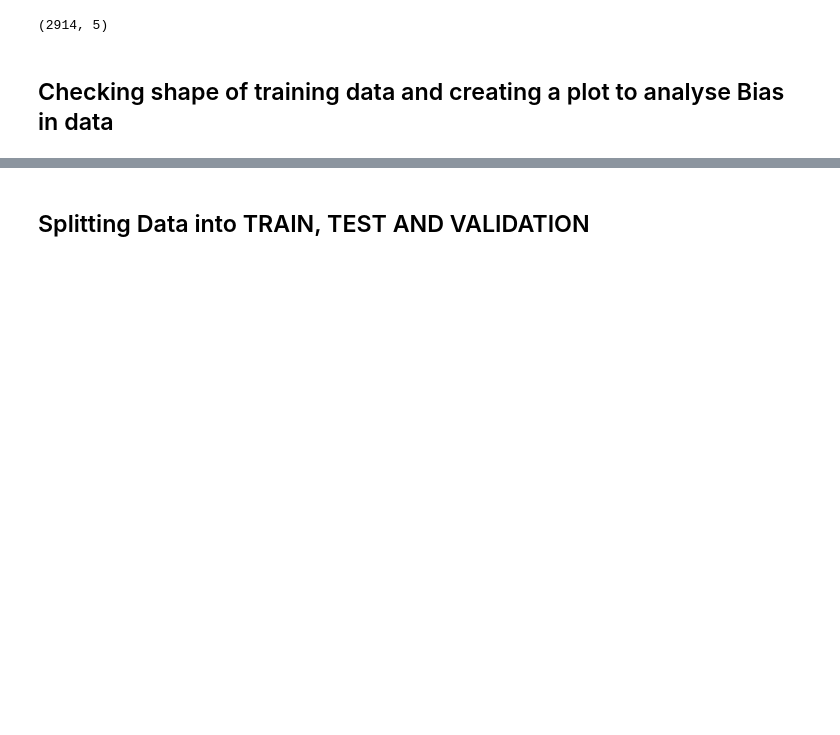
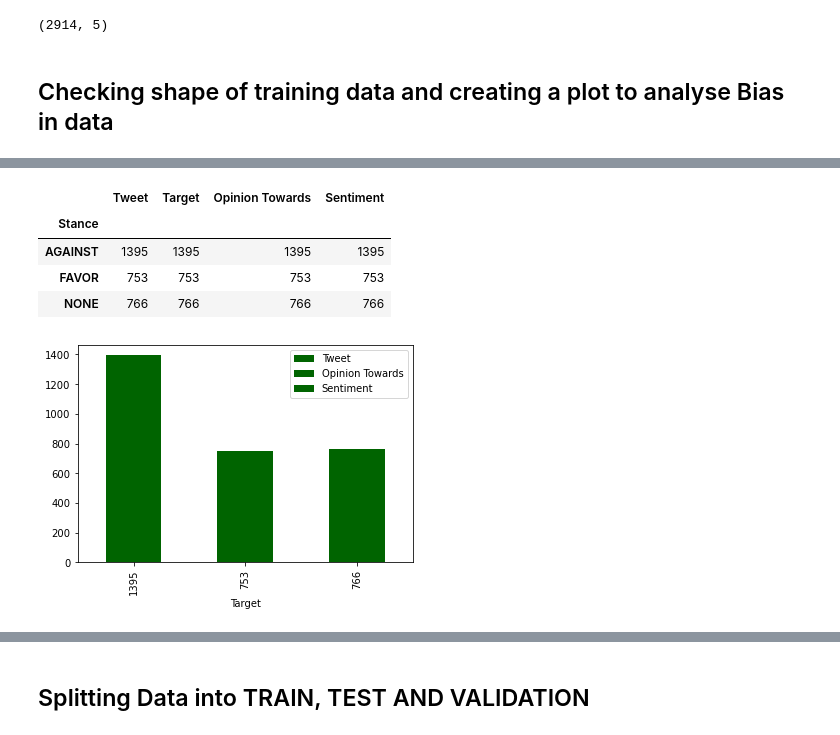
Before and after one commit to jamjewel/Stance-Classification-in-Tweets-using-NLP, a Jupyter notebook: DeepLearningAssignment2.ipynb, the cells around one changed output, grey strips where cells are left out. Cells and saved outputs as stored; diff of their text form; code cells hidden in the pictures; blank space fills up the shorter version.

```diff
--- a/DeepLearningAssignment2.ipynb
+++ b/DeepLearningAssignment2.ipynb
@@ -69,0 +63,14 @@ shape_data_group.count()
+# %%
+#grouping
+shape_data_group_stance= train.groupby(["Stance"])
+shape_data_group_plot_stance= shape_data_group_stance.count()
+#plotting bar chart
+shape_data_group_plot_stance.plot('Target',kind='bar',color=('darkgreen'))
+shape_data_group_stance.count()
+# %% [output]
+|  | Tweet | Target | Opinion Towards | Sentiment |
+| Stance |  |  |  |  |
+| AGAINST | 1395 | 1395 | 1395 | 1395 |
+| FAVOR | 753 | 753 | 753 | 753 |
+| NONE | 766 | 766 | 766 | 766 |
+[figure, added]
```
Also changed, not shown: parts of 19 cells of this notebook.
